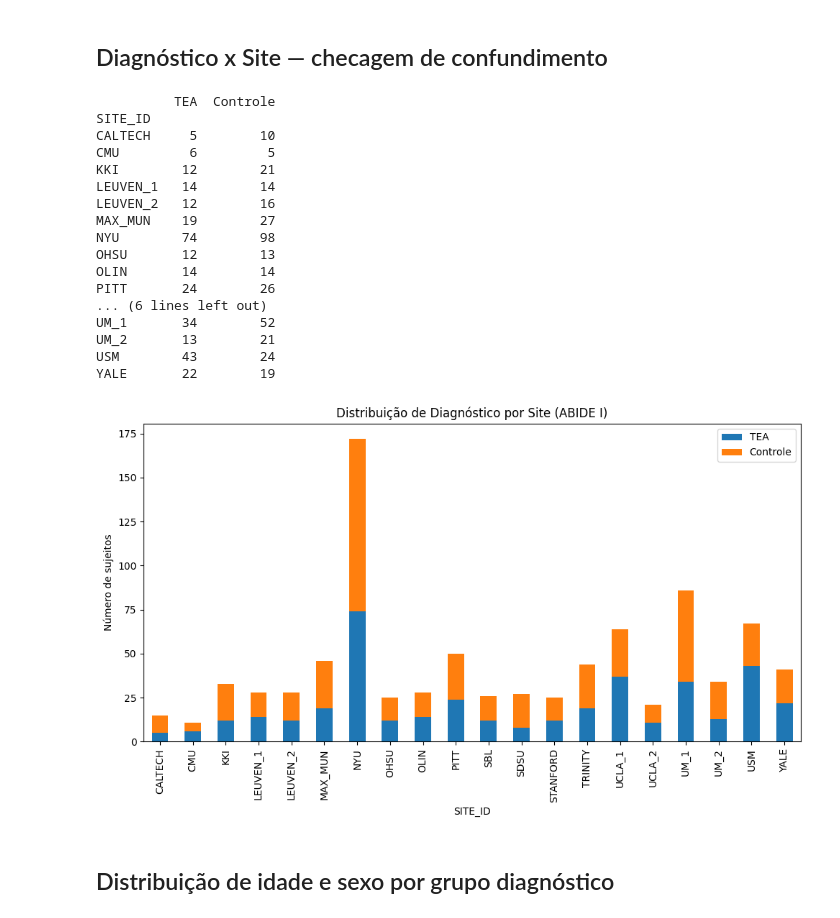
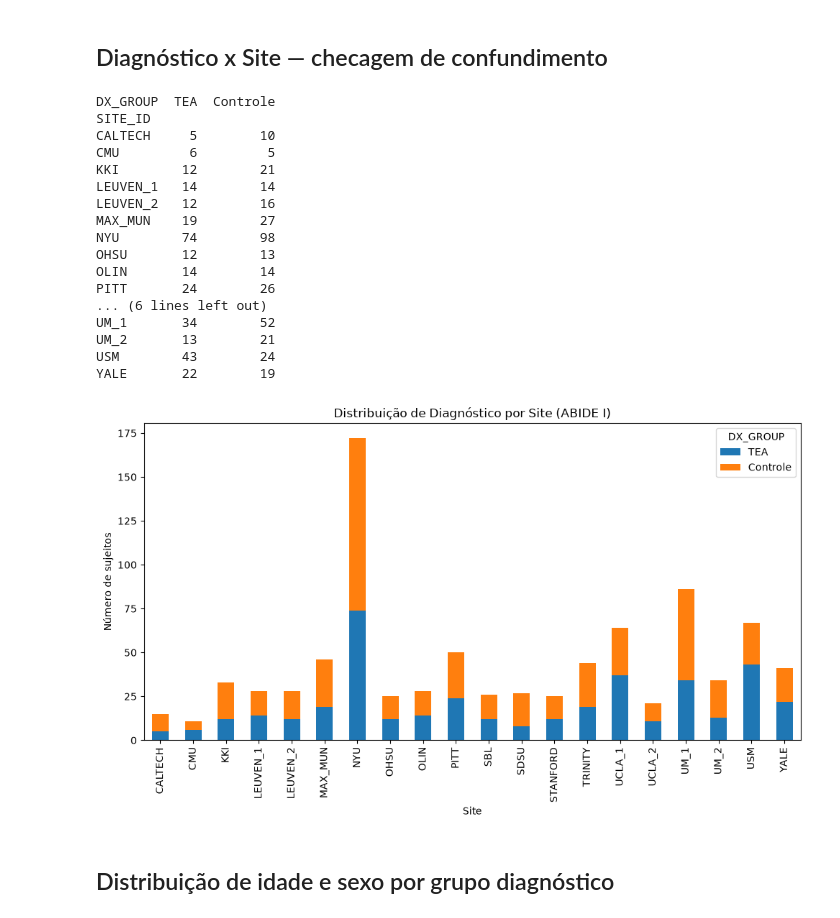
Before and after one commit to Dudamaiap/TCC_TEA, a Jupyter notebook: notebooks/03_Exploracao_ABIDE.ipynb, the cells around one changed output. Cells and saved outputs as stored; diff of their text form; code cells hidden in the pictures.

```diff
--- a/notebooks/03_Exploracao_ABIDE.ipynb
+++ b/notebooks/03_Exploracao_ABIDE.ipynb
@@ -90,36 +139,78 @@ Name: count, dtype: int64
 # %% [markdown]
 ## Diagnóstico x Site — checagem de confundimento
 # %%
-tabela_cruzada = pd.crosstab(phenotypic['SITE_ID'], phenotypic['DX_GROUP'])
-tabela_cruzada.columns = ['TEA', 'Controle'] if set(tabela_cruzada.columns) == {1, 2} else tabela_cruzada.columns
-print(tabela_cruzada)
+tabela_cruzada = pd.crosstab(
+    phenotypic['SITE_ID'],
+    phenotypic['DX_GROUP']
+)
 
-fig, ax = plt.subplots(figsize=(10, 6))
-tabela_cruzada.plot(kind='bar', stacked=True, ax=ax)
-ax.set_title('Distribuição de Diagnóstico por Site (ABIDE I)')
-ax.set_ylabel('Número de sujeitos')
+
+
+tabela_cruzada = tabela_cruzada.rename(
+    columns={
+        1: 'TEA',
+        2: 'Controle'
+    }
+)
+
+print(
+    tabela_cruzada
+)
+
+
+
+fig, ax = plt.subplots(
+    figsize=(10, 6)
+)
+
+tabela_cruzada.plot(
+    kind='bar',
+    stacked=True,
+    ax=ax
+)
+
+ax.set_title(
+    'Distribuição de Diagnóstico por Site (ABIDE I)'
+)
+
+ax.set_xlabel(
+    'Site'
+)
+
+ax.set_ylabel(
+    'Número de sujeitos'
+)
+
 plt.tight_layout()
-plt.savefig(os.path.join(PATHS['figures'], '03_distribuicao_diagnostico_site.png'), dpi=150)
+
+plt.savefig(
+    os.path.join(
+        PATHS['figures'],
+        '03_distribuicao_diagnostico_site.png'
+    ),
+    dpi=150
+)
+
 plt.show()
 # %% [output]
-          TEA  Controle
+DX_GROUP  TEA  Controle
 SITE_ID
 CALTECH     5        10
 CMU         6         5
 KKI        12        21
 LEUVEN_1   14        14
 LEUVEN_2   12        16
 MAX_MUN    19        27
 NYU        74        98
 OHSU       12        13
 OLIN       14        14
 PITT       24        26
 ... (6 lines left out)
 UM_1       34        52
 UM_2       13        21
 USM        43        24
 YALE       22        19
-[figure, old version]
+[figure, new version]
 # %% [markdown]
 ## Distribuição de idade e sexo por grupo diagnóstico
 # %%
```
Also changed, not shown: parts of 5 cells of this notebook, 1 other file.
